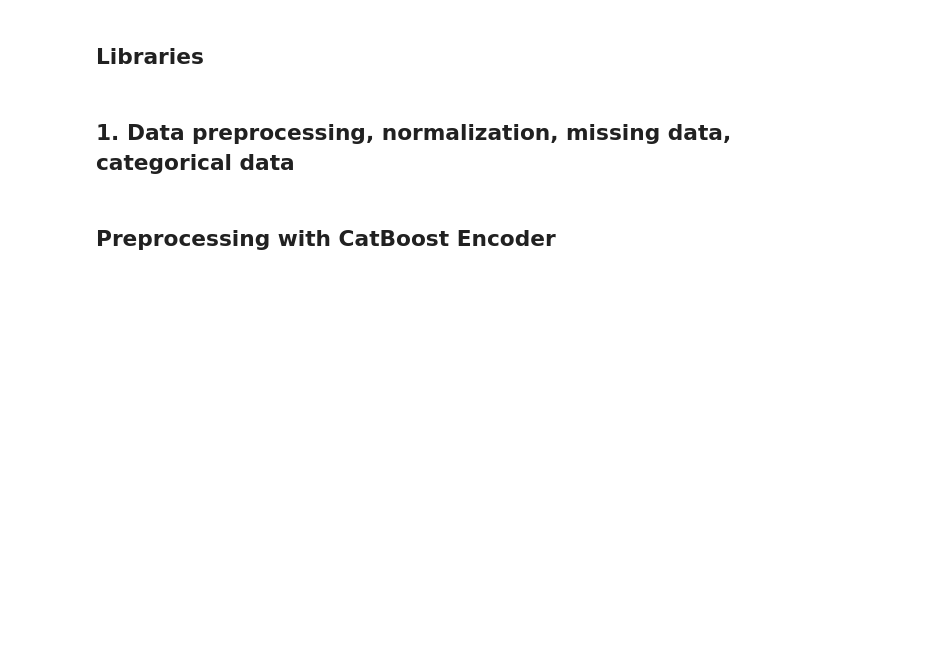
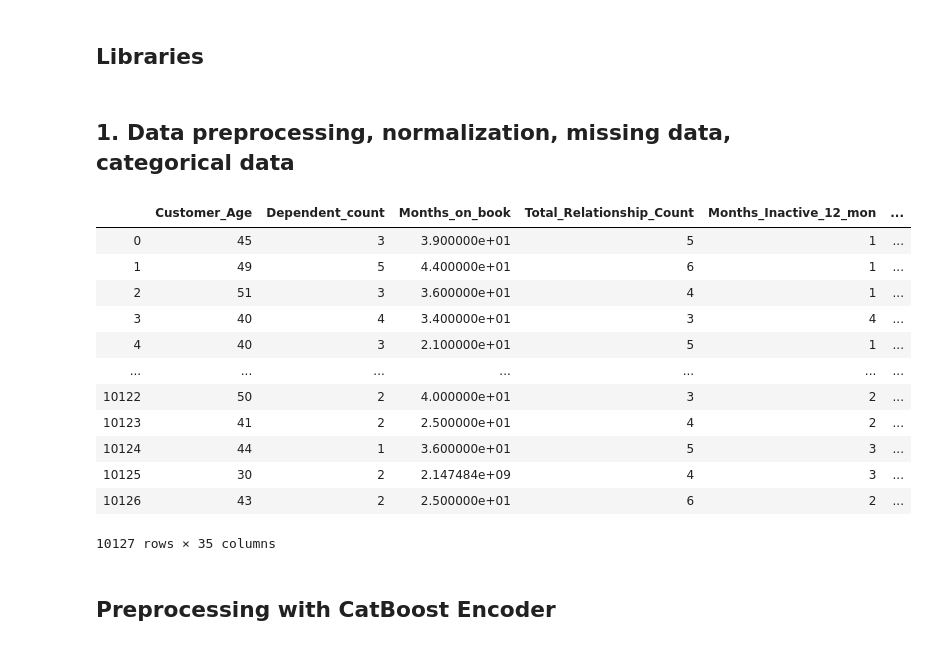
Before and after one commit to hiulian69/Bank_Churn_Prediction, a Jupyter notebook: Models.ipynb, the cells around one changed output. Drawn from its saved outputs; the diff is of its cells as text; code cells hidden in the pictures; blank space fills up the shorter version.

Commit message:
upgraded preprocessing

```diff
--- a/Models.ipynb
+++ b/Models.ipynb
@@ -213,19 +213,24 @@ def preprocess_data(df, scale=False, one_hot=False , age_groupe = False ):
         'F' : 1
     }
 
-    df.loc[:, 'Income_Category'] = df['Income_Category'].map(Income_Category_map)
-    df.loc[:, 'Attrition_Flag'] = df['Attrition_Flag'].map(Attrition_Flag_map)
-    df.loc[:, 'Education_Level'] = df['Education_Level'].map(Education_Level_map)
-    df.loc[:, 'Gender'] = df['Gender'].map(Gender_Map)
+
 
     #encoding using the function above creating + deleting old columns
     if one_hot == True:
 
         df = one_hot_encode(df, 'Marital_Status', prefix='MS')
         df = one_hot_encode(df, 'Card_Category', prefix='CC')
+        df = one_hot_encode(df, 'Gender', prefix='Gender')
+        df = one_hot_encode(df, 'Education_Level', prefix='Education_Level')
+        df = one_hot_encode(df, 'Income_Category', prefix='Income_Category')
+        if age_groupe == True :
+            df = one_hot_encode(df, 'age_group', prefix='Age_Group')
     else:
         df.loc[:, 'Card_Category'] = df['Card_Category'].map(Card_Category_map)
-
+        df.loc[:, 'Income_Category'] = df['Income_Category'].map(Income_Category_map)
+        df.loc[:, 'Attrition_Flag'] = df['Attrition_Flag'].map(Attrition_Flag_map)
+        df.loc[:, 'Education_Level'] = df['Education_Level'].map(Education_Level_map)
+        df.loc[:, 'Gender'] = df['Gender'].map(Gender_Map)
     # Label Encoder
     le = LabelEncoder()
 
@@ -302,6 +307,24 @@ def preprocess_data(df, scale=False, one_hot=False , age_groupe = False ):
 
 
     return X, y
+# %%
+X, y = preprocess_data(data, one_hot=True, age_groupe=False)
+# %%
+X
+# %% [output]
+|  | Customer_Age | Dependent_count | Months_on_book | Total_Relationship_Count | Months_Inactive_12_mon | ... |
+| 0 | 45 | 3 | 3.900000e+01 | 5 | 1 | ... |
+| 1 | 49 | 5 | 4.400000e+01 | 6 | 1 | ... |
+| 2 | 51 | 3 | 3.600000e+01 | 4 | 1 | ... |
+| 3 | 40 | 4 | 3.400000e+01 | 3 | 4 | ... |
+| 4 | 40 | 3 | 2.100000e+01 | 5 | 1 | ... |
+| ... | ... | ... | ... | ... | ... | ... |
+| 10122 | 50 | 2 | 4.000000e+01 | 3 | 2 | ... |
+| 10123 | 41 | 2 | 2.500000e+01 | 4 | 2 | ... |
+| 10124 | 44 | 1 | 3.600000e+01 | 5 | 3 | ... |
+| 10125 | 30 | 2 | 2.147484e+09 | 4 | 3 | ... |
+| 10126 | 43 | 2 | 2.500000e+01 | 6 | 2 | ... |
+10127 rows × 35 columns
 # %% [markdown]
 ## Preprocessing with CatBoost Encoder
 # %%
```
Also changed, not shown: 3 other files.
